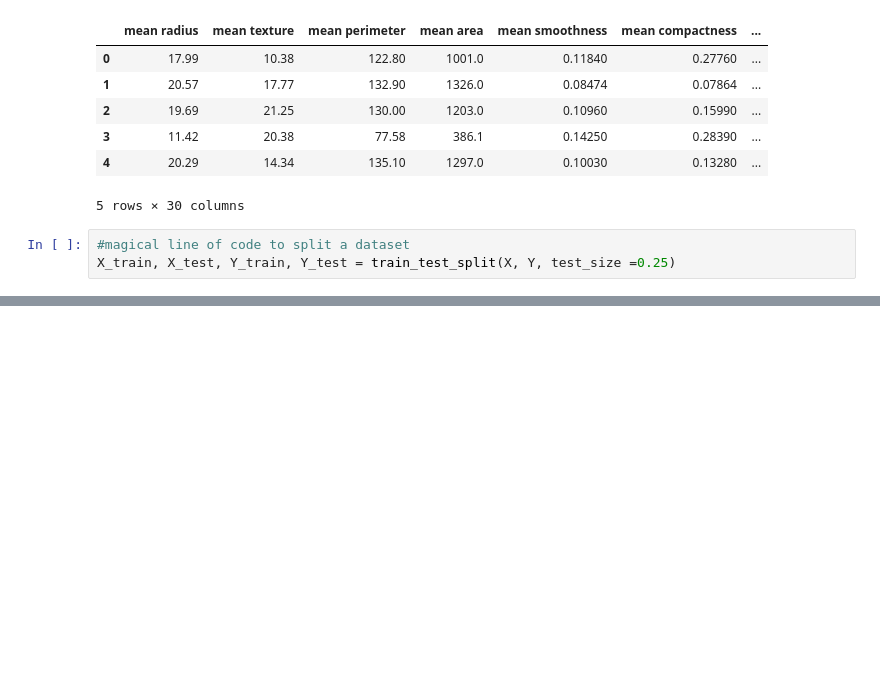
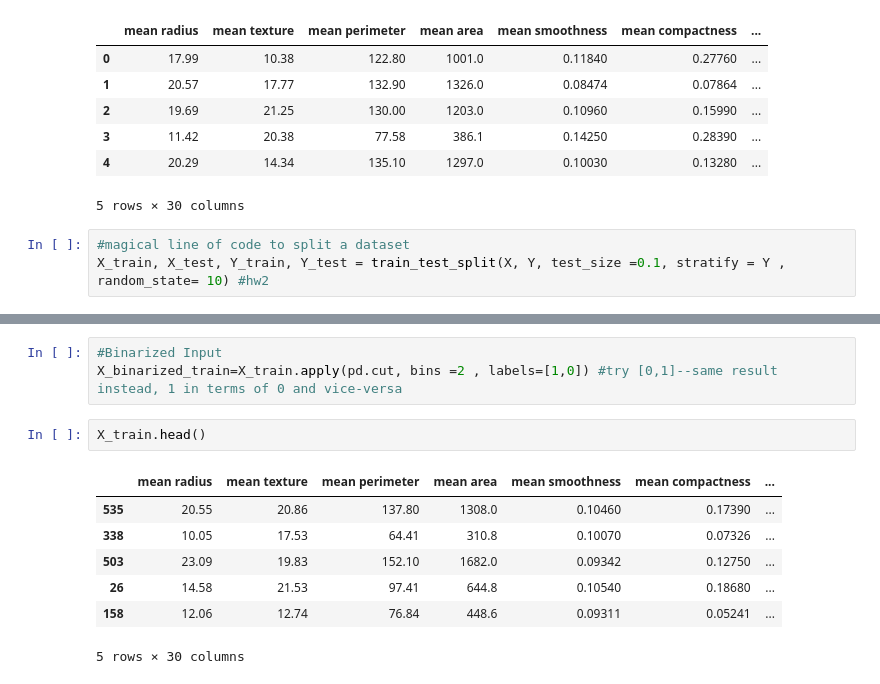
Before and after one commit to sarry971/ML, a Jupyter notebook: lab 3-implementation of trivial model.ipynb, the cells around one changed output, grey strips where cells are left out. Cells and saved outputs as stored; diff of their text form; blank space fills up the shorter version.

```diff
--- a/lab 3-implementation of trivial model.ipynb
+++ b/lab 3-implementation of trivial model.ipynb
@@ -98,7 +106,7 @@ X.head()
 5 rows × 30 columns
 # %%
 #magical line of code to split a dataset
-X_train, X_test, Y_train, Y_test = train_test_split(X, Y, test_size =0.25)
+X_train, X_test, Y_train, Y_test = train_test_split(X, Y, test_size =0.1, stratify = Y , random_state= 10) #hw2
 # %%
 print(X_train.shape, Y_train.shape, X_test.shape, Y_test.shape)
 # %% [output]
@@ -105,0 +134,13 @@ print(X_train.shape, Y_train.shape, X_test.shape, Y_test.shape)
+# %%
+#Binarized Input
+X_binarized_train=X_train.apply(pd.cut, bins =2 , labels=[1,0]) #try [0,1]--same result instead, 1 in terms of 0 and vice-versa
+# %%
+X_train.head()
+# %% [output]
+|  | mean radius | mean texture | mean perimeter | mean area | mean smoothness | mean compactness | ... |
+| 535 | 20.55 | 20.86 | 137.80 | 1308.0 | 0.10460 | 0.17390 | ... |
+| 338 | 10.05 | 17.53 | 64.41 | 310.8 | 0.10070 | 0.07326 | ... |
+| 503 | 23.09 | 19.83 | 152.10 | 1682.0 | 0.09342 | 0.12750 | ... |
+| 26 | 14.58 | 21.53 | 97.41 | 644.8 | 0.10540 | 0.18680 | ... |
+| 158 | 12.06 | 12.74 | 76.84 | 448.6 | 0.09311 | 0.05241 | ... |
+5 rows × 30 columns
```
Also changed, not shown: parts of 17 cells of this notebook.
